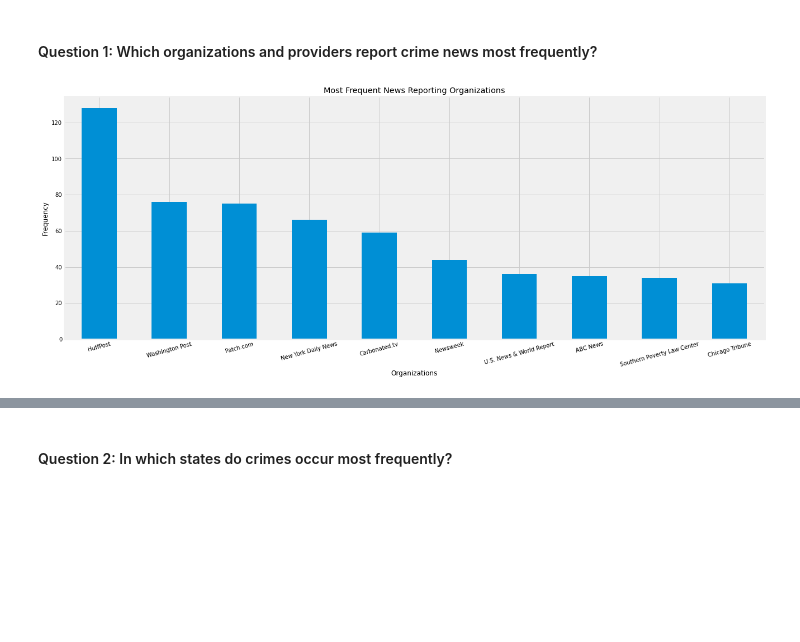
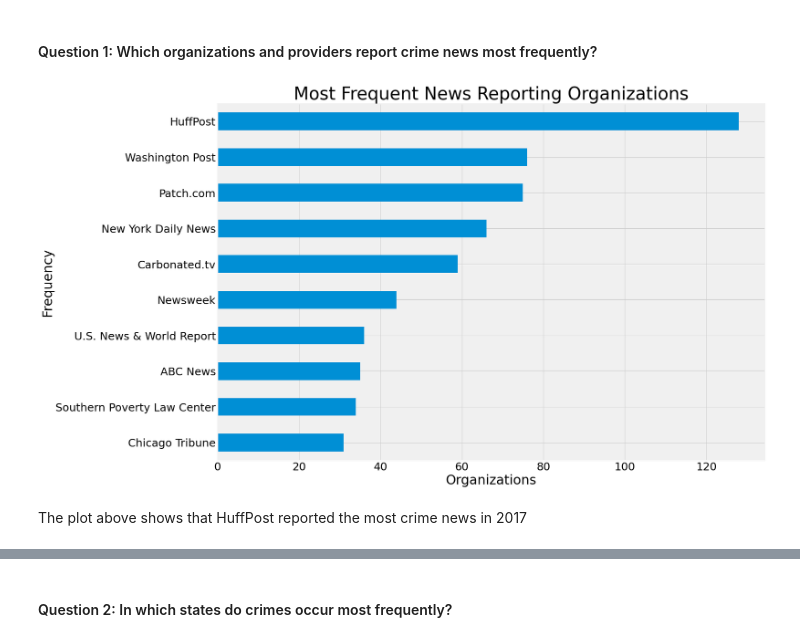
Before and after one commit to dr-Faith/US_Crime_Data_Analysis, a Jupyter notebook: US Crime Data Analysis.ipynb, the cells around one changed output, grey strips where cells are left out. Drawn from its saved outputs; the diff is of its cells as text; code cells hidden in the pictures; blank space fills up the shorter version.

```diff
--- a/US Crime Data Analysis.ipynb
+++ b/US Crime Data Analysis.ipynb
@@ -414,7 +414,7 @@ bbook                                 1
 si                                    1
 Name: news provider, dtype: int64
 # %%
-crime_df.drop(['URL', 'Title', 'Keyword', 'Summary'], axis=1, inplace=True)
+crime_df.drop(['URL', 'Title', 'Keyword', 'Summary', 'domain_end'], axis=1, inplace=True)
 # %%
 crime_df.head()
 # %% [output]
@@ -441,20 +441,23 @@ crime_df.head()
 # %% [markdown]
 #### Question 1: Which organizations and providers report crime news most frequently?
 # %%
-def plot_most_frequent(series, title, xlabel, start_ind=0, col_ind=0):
-    fig, ax = plt.subplots(figsize=(20,8))
-    series[start_ind:10].plot(kind='bar', color=sns.color_palette()[col_ind], ax=ax)
-    plt.xticks(rotation=15)
-    plt.title(title)
-    plt.xlabel(xlabel)
-    plt.ylabel('Frequency')
+def plot_most_frequent(series, title, xlabel, start_ind=0, col_ind=0, kind='bar', ascending=True, x_ticks_rotation=15):
+    fig, ax = plt.subplots(figsize=(20,15))
+    series[start_ind:10].sort_values(ascending=ascending).plot(kind=kind, color=sns.color_palette()[col_ind], ax=ax)
+    plt.xticks(rotation=x_ticks_rotation, fontsize=25)
+    plt.yticks(fontsize=25)
+    ax.set_title(title, fontsize=40)
+    ax.set_xlabel(xlabel, fontsize=30)
+    ax.set_ylabel('Frequency', fontsize=30)
     plt.show()
 # %%
 org_occurences = crime_df['Organization'].value_counts()
 # %%
-plot_most_frequent(org_occurences, 'Most Frequent News Reporting Organizations', 'Organizations')
+plot_most_frequent(org_occurences, 'Most Frequent News Reporting Organizations', 'Organizations', kind='barh', x_ticks_rotation=0)
 # %% [output]
-[figure, old version]
+[figure, new version]
+# %% [markdown]
+The plot above shows that HuffPost reported the most crime news in 2017
 # %%
 prov_occurences = crime_df['news provider'].value_counts()
 # %%
```
Also changed, not shown: parts of 22 cells of this notebook.
